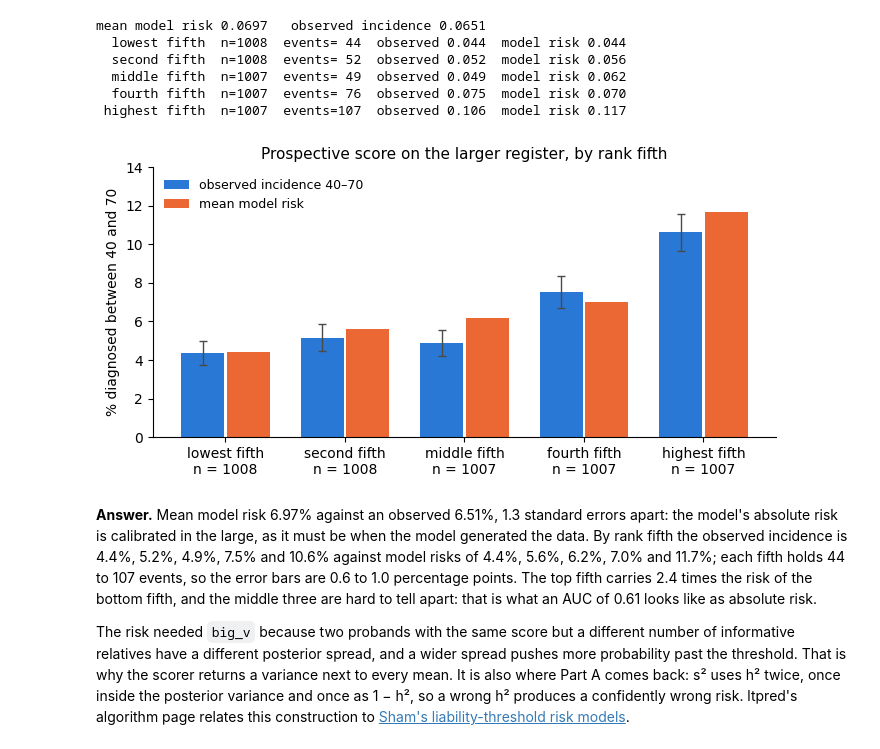
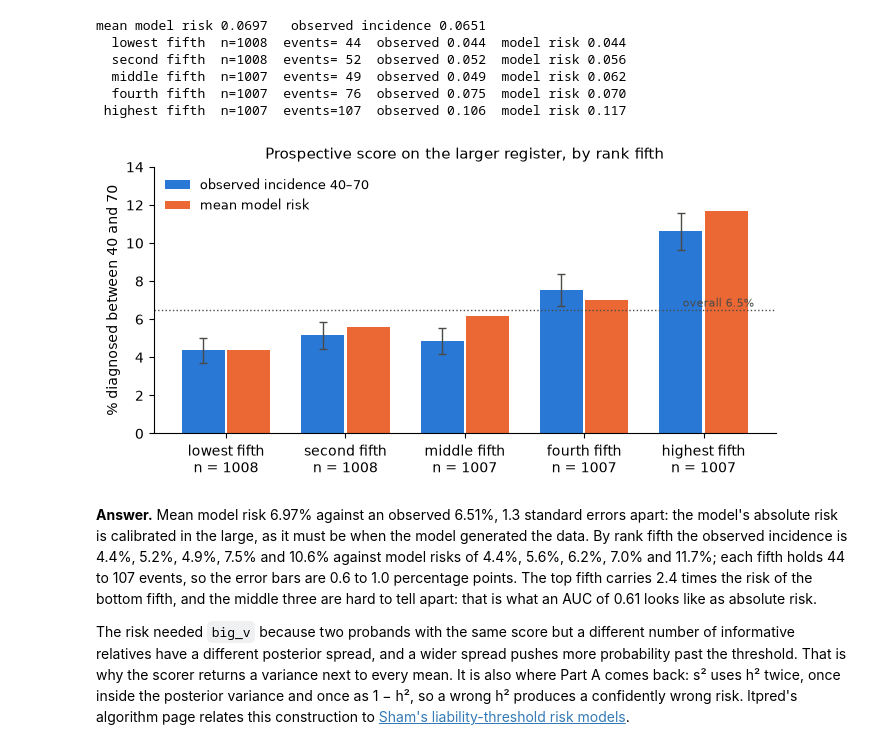
Before and after one commit to bvilhjal/ATIG_2026, a Jupyter notebook: teaching_days/2026-09-24/LTFH/LTFH_exercise_answers.ipynb, the cells around one changed output. Drawn from its saved outputs; the diff is of its cells as text; code cells hidden in the pictures.

```diff
--- a/teaching_days/2026-09-24/LTFH/LTFH_exercise_answers.ipynb
+++ b/teaching_days/2026-09-24/LTFH/LTFH_exercise_answers.ipynb
@@ -189,7 +189,7 @@ for h2_assumed in (0.2, 0.5, 0.8):
     e, v = np.asarray(s.est), np.asarray(s.var)
     corr = np.corrcoef(e, cohort.genetic)[0, 1]
     slope = np.polyfit(e, cohort.genetic, 1)[0]
-    by_h2[h2_assumed] = (e, slope)
+    by_h2[h2_assumed] = (e, slope, corr)
     print(f"{h2_assumed:>10.1f} {corr:>7.4f} {e.var():>11.4f} {v.mean():>9.4f} "
           f"{e.var() + v.mean():>7.4f} {slope:>7.3f}")
 # %% [output]
@@ -209,14 +209,14 @@ the identity line.
 import matplotlib.pyplot as plt
 
 fig, axes = plt.subplots(1, 3, figsize=(10, 3.4), sharex=True, sharey=True)
-for ax, (h2_assumed, (e, slope)) in zip(axes, by_h2.items()):
+for ax, (h2_assumed, (e, slope, corr)) in zip(axes, by_h2.items()):
     ax.scatter(e, cohort.genetic, s=6, color="#8a8a86", alpha=0.5, linewidths=0)
     grid = np.linspace(e.min(), e.max(), 2)
     ax.plot(grid, grid, color="#c3c2b7", lw=1, ls="--", label="identity")
     intercept = np.polyfit(e, cohort.genetic, 1)[1]
     ax.plot(grid, slope * grid + intercept, color="#2a78d6", lw=2,
             label=f"fitted, slope {slope:.2f}")
-    ax.set_title(f"assumed h² = {h2_assumed}", fontsize=10)
+    ax.set_title(f"assumed h² = {h2_assumed}   (corr {corr:.3f})", fontsize=10)
     ax.set_xlabel("score (posterior mean)")
     ax.legend(frameon=False, fontsize=8, loc="upper left")
     for side in ("top", "right"):
@@ -361,24 +361,27 @@ mean model risk 0.0697   observed incidence 0.0651
 # %%
 fig, ax = plt.subplots(figsize=(7, 3.6))
 labels = ("lowest", "second", "middle", "fourth", "highest")
 obs = np.array([y[g].mean() for g in fifths])
 mod = np.array([risk[g].mean() for g in fifths])
 n = np.array([len(g) for g in fifths])
 x = np.arange(5)
 ax.bar(x - 0.19, 100 * obs, width=0.36, color="#2a78d6", label="observed incidence 40–70")
 ax.errorbar(x - 0.19, 100 * obs, yerr=100 * np.sqrt(obs * (1 - obs) / n),
             fmt="none", ecolor="#4a4a46", elinewidth=1, capsize=3)
 ax.bar(x + 0.19, 100 * mod, width=0.36, color="#eb6834", label="mean model risk")
 ax.set_xticks(x, [f"{l} fifth\nn = {k}" for l, k in zip(labels, n)])
+ax.axhline(100 * y.mean(), ls=":", color="#4a4a46", lw=1)
+ax.text(4.42, 100 * y.mean() + 0.15, f"overall {y.mean():.1%}", fontsize=8,
+        color="#4a4a46", ha="right")
 ax.set_ylim(0, 14)
 ax.set_ylabel("% diagnosed between 40 and 70")
 ax.set_title("Prospective score on the larger register, by rank fifth", fontsize=11)
 ax.legend(frameon=False, fontsize=9, loc="upper left")
 for side in ("top", "right"):
     ax.spines[side].set_visible(False)
 fig.tight_layout()
 # %% [output]
-[figure, old version]
+[figure, new version]
 # %% [markdown]
 **Answer.** Mean model risk 6.97% against an observed 6.51%, 1.3 standard errors
 apart: the model's absolute risk is calibrated in the large, as it must be when
```
Also changed, not shown: parts of 9 cells of this notebook, 11 other files.
